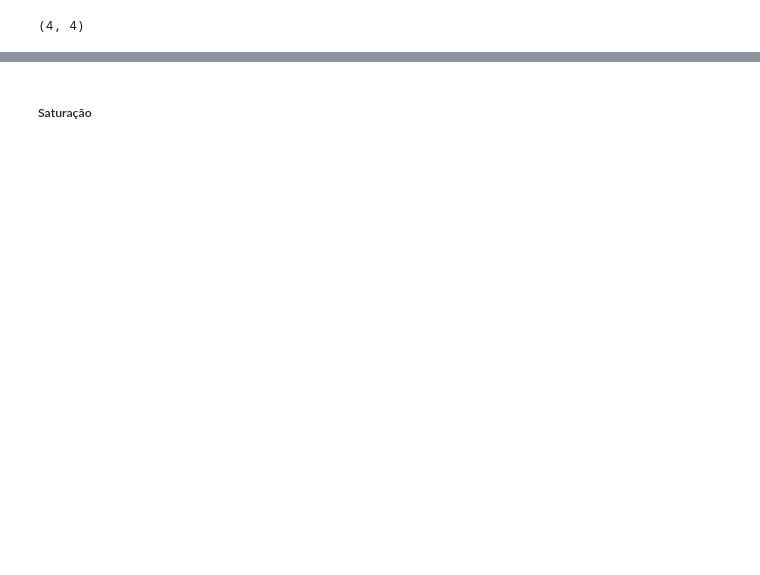
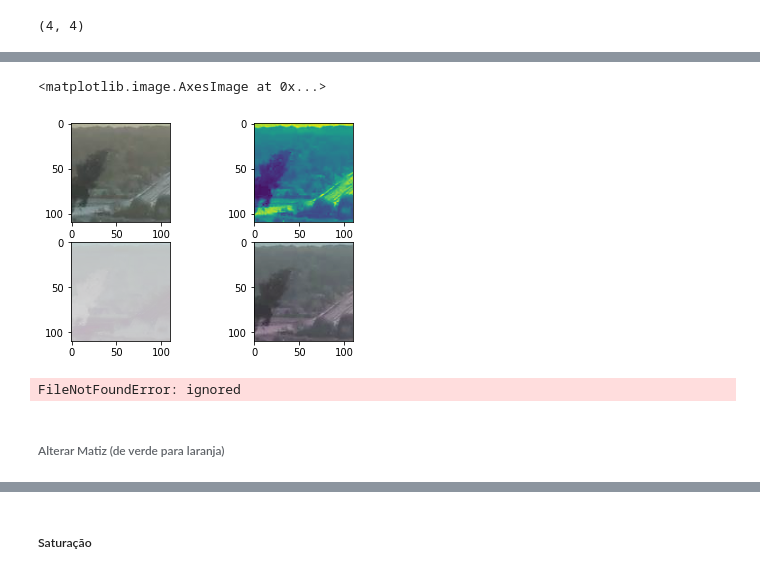
Before and after one commit to Leandro-Bernardo/Neural-Network-for-fire-detection, a Jupyter notebook: 9_Expandir_Banco_de_Dados_.ipynb, the cells around one changed output, grey strips where cells are left out. Cells and saved outputs as stored; diff of their text form; code cells hidden in the pictures; blank space fills up the shorter version.

```diff
--- a/9_Expandir_Banco_de_Dados_.ipynb
+++ b/9_Expandir_Banco_de_Dados_.ipynb
@@ -71,0 +365,11 @@ for i in range(linha):
+# %%
+# Plota outros canais (imagem original, alpha, bgr com alpha e imagem final alterada)
+
+f, coords = plt.subplots(2,2)
+coords[0,0].imshow(img_alpha[i])
+coords[0,1].imshow(alpha[i])
+coords[1,0].imshow(bgr_alpha[i])
+coords[1,1].imshow(novo_bgr[i])
+# %% [output]
+<matplotlib.image.AxesImage at 0x...>
+[figure, added]
@@ -71,0 +384,6 @@ for i in range(linha):
+# %%
+len(os.listdir('/content/drive/MyDrive/Artigos Científicos/Rede Neural/Treinamento_N/Nao_Fumaca'))
+# %% [output]
+FileNotFoundError: ignored
+# %% [markdown]
+###### Alterar Matiz (de verde para laranja)
```
Also changed, not shown: parts of 186 cells of this notebook.
